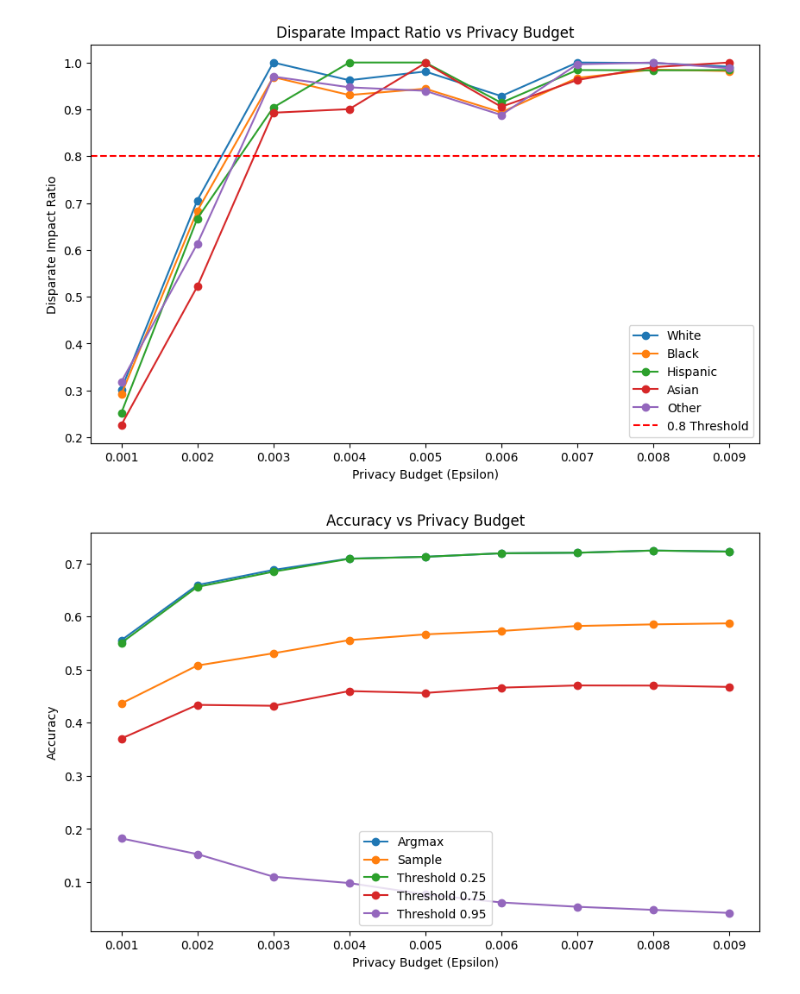
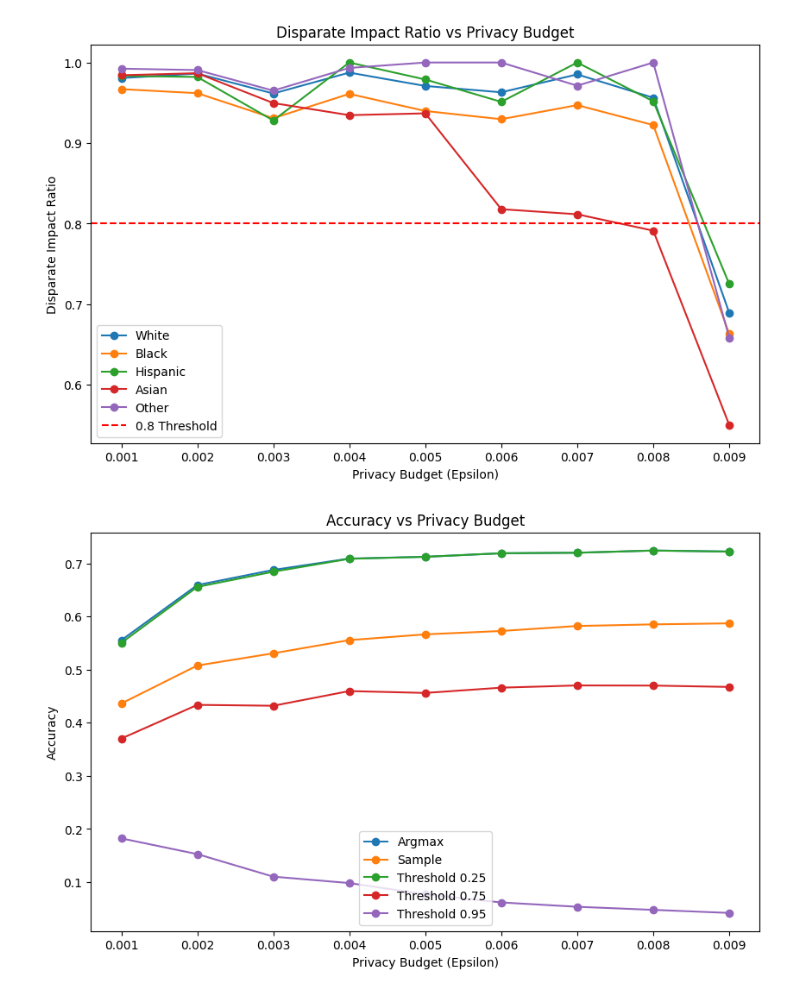
Before and after one commit to DingerDave/RobustFinalProject, a Jupyter notebook: visualize.ipynb, the cells around one changed output. Drawn from its saved outputs; the diff is of its cells as text; code cells hidden in the pictures.

```diff
--- a/visualize.ipynb
+++ b/visualize.ipynb
@@ -13,24 +7,36 @@ other = [0.9878684703011251, 1.0, 0.9962119045674597, 0.8880197514587048, 0.9396
+# %%
+import numpy as np
+
+asian = np.array([0.9841882379142572, 0.9867344073043458, 0.9496671410525475, 0.9346448011878434, 0.9369171446554864, 0.8179081826037032, 0.8115758385424571, 0.7912547929729564, 0.5500390781976919])
+
+hisp = np.array([0.9834692679329926, 0.9821007930416072, 0.9280441524151094, 1.0, 0.9789473069090604, 0.9511515935354082, 1.0, 0.9518858240207632, 0.7250099329665299])
+
+white = np.array([0.9806619280362164, 0.9863195420420865, 0.9615353915673518, 0.9874853984936022, 0.970906981666018, 0.9630546280007176, 0.9852462055466702, 0.9562820793417259, 0.6891721741643373])
+
+black = np.array([0.9669711709719844, 0.961929176304888, 0.93090551844254, 0.9610704476970203, 0.9398237453590967, 0.9296405979631733, 0.947097397925225, 0.9223571969172741, 0.6631686355549339])
+
+other = np.array([0.9923951914353374, 0.9906365623747709, 0.9651004099920825, 0.9932945622885677, 1.0, 1.0, 0.9712195862696493, 1.0, 0.658271825332819])
 # %%
 plt.figure(figsize=(10, 6))
-plt.plot(epsilon_values, white[::-1], label='White', marker='o')
-plt.plot(epsilon_values, black[::-1], label='Black', marker='o')
-plt.plot(epsilon_values, hisp[::-1], label='Hispanic', marker='o')
-plt.plot(epsilon_values, asian[::-1], label='Asian', marker='o')
-plt.plot(epsilon_values, other[::-1], label='Other', marker='o')
+plt.plot(epsilon_values, white, label='White', marker='o')
+plt.plot(epsilon_values, black, label='Black', marker='o')
+plt.plot(epsilon_values, hisp, label='Hispanic', marker='o')
+plt.plot(epsilon_values, asian, label='Asian', marker='o')
+plt.plot(epsilon_values, other, label='Other', marker='o')
 
 plt.axhline(y=0.8, color='r', linestyle='--', label='0.8 Threshold')
 
 plt.xlabel('Privacy Budget (Epsilon)')
 plt.ylabel('Disparate Impact Ratio')
 plt.title('Disparate Impact Ratio vs Privacy Budget')
 plt.grid(False)
 plt.legend()
 
 plt.savefig('results/dir-pb.png')
 
 plt.show()
 # %% [output]
-[figure, old version]
+[figure, new version]
 # %%
 import numpy as np
 
```
Also changed, not shown: parts of 2 cells of this notebook.
